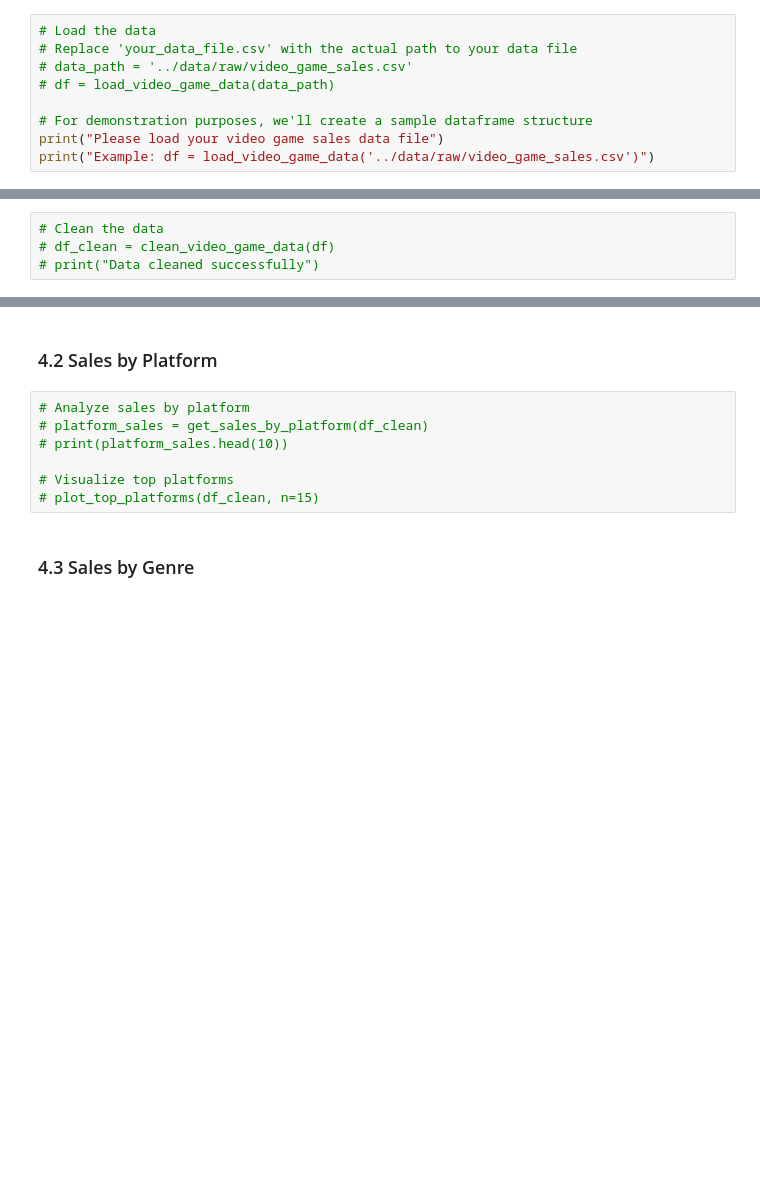
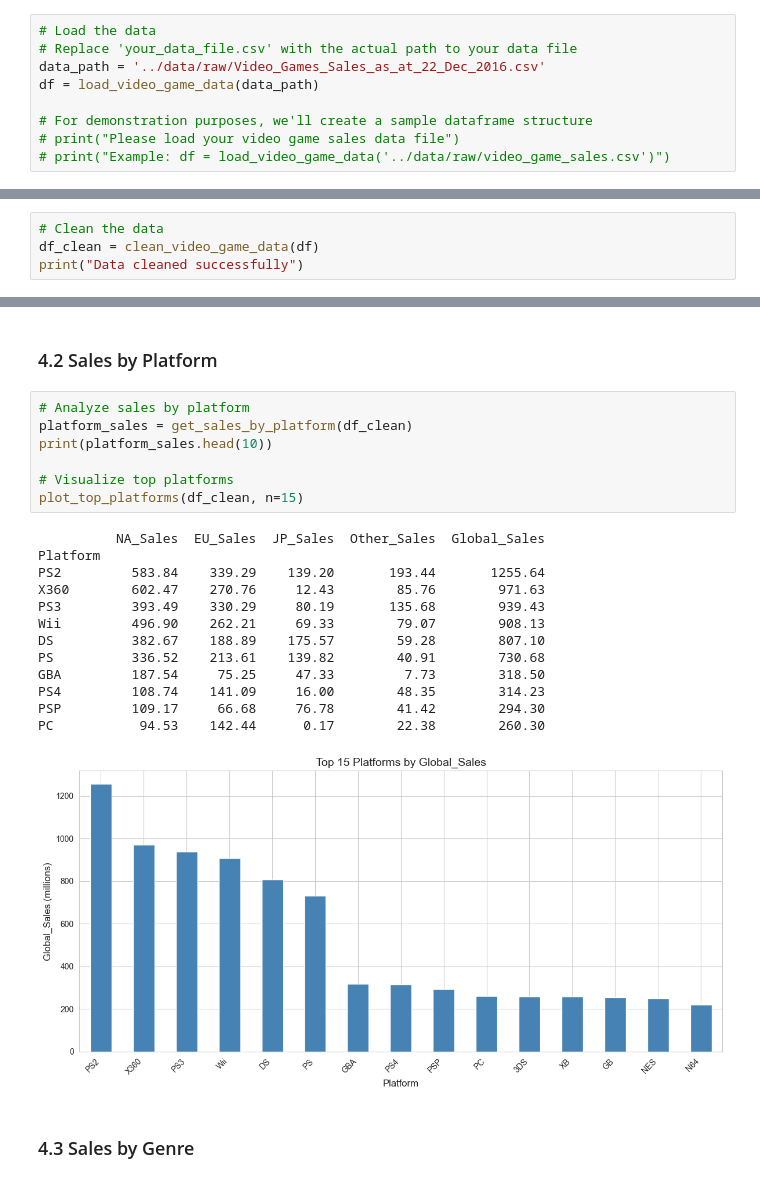
Before and after one commit to nay-gupta/video-game-eda, a Jupyter notebook: notebooks/video_game_sales_eda.ipynb, the cells around one changed output, grey strips where cells are left out. Drawn from its saved outputs; the diff is of its cells as text; blank space fills up the shorter version.

Commit message:
data analyzed

```diff
--- a/notebooks/video_game_sales_eda.ipynb
+++ b/notebooks/video_game_sales_eda.ipynb
@@ -68,12 +70,12 @@ sns.set_style('whitegrid')
 # %%
 # Load the data
 # Replace 'your_data_file.csv' with the actual path to your data file
-# data_path = '../data/raw/video_game_sales.csv'
-# df = load_video_game_data(data_path)
+data_path = '../data/raw/Video_Games_Sales_as_at_22_Dec_2016.csv'
+df = load_video_game_data(data_path)
 
 # For demonstration purposes, we'll create a sample dataframe structure
-print("Please load your video game sales data file")
-print("Example: df = load_video_game_data('../data/raw/video_game_sales.csv')")
+# print("Please load your video game sales data file")
+# print("Example: df = load_video_game_data('../data/raw/video_game_sales.csv')")
 # %% [markdown]
 ## 2. Initial Data Exploration
 # %%
@@ -86,5 +118,5 @@ print("Example: df = load_video_game_data('../data/raw/video_game_sales.csv')")
 ## 3. Data Cleaning
 # %%
 # Clean the data
-# df_clean = clean_video_game_data(df)
-# print("Data cleaned successfully")
+df_clean = clean_video_game_data(df)
+print("Data cleaned successfully")
@@ -100,11 +152,25 @@ print("Example: df = load_video_game_data('../data/raw/video_game_sales.csv')")
 ### 4.2 Sales by Platform
 # %%
 # Analyze sales by platform
-# platform_sales = get_sales_by_platform(df_clean)
-# print(platform_sales.head(10))
+platform_sales = get_sales_by_platform(df_clean)
+print(platform_sales.head(10))
 
 # Visualize top platforms
-# plot_top_platforms(df_clean, n=15)
+plot_top_platforms(df_clean, n=15)
+# %% [output]
+          NA_Sales  EU_Sales  JP_Sales  Other_Sales  Global_Sales
+Platform
+PS2         583.84    339.29    139.20       193.44       1255.64
+X360        602.47    270.76     12.43        85.76        971.63
+PS3         393.49    330.29     80.19       135.68        939.43
+Wii         496.90    262.21     69.33        79.07        908.13
+DS          382.67    188.89    175.57        59.28        807.10
+PS          336.52    213.61    139.82        40.91        730.68
+GBA         187.54     75.25     47.33         7.73        318.50
+PS4         108.74    141.09     16.00        48.35        314.23
+PSP         109.17     66.68     76.78        41.42        294.30
+PC           94.53    142.44      0.17        22.38        260.30
+[figure, added]
 # %% [markdown]
 ### 4.3 Sales by Genre
 # %%
```
Also changed, not shown: parts of 13 cells of this notebook, 1 other file.
